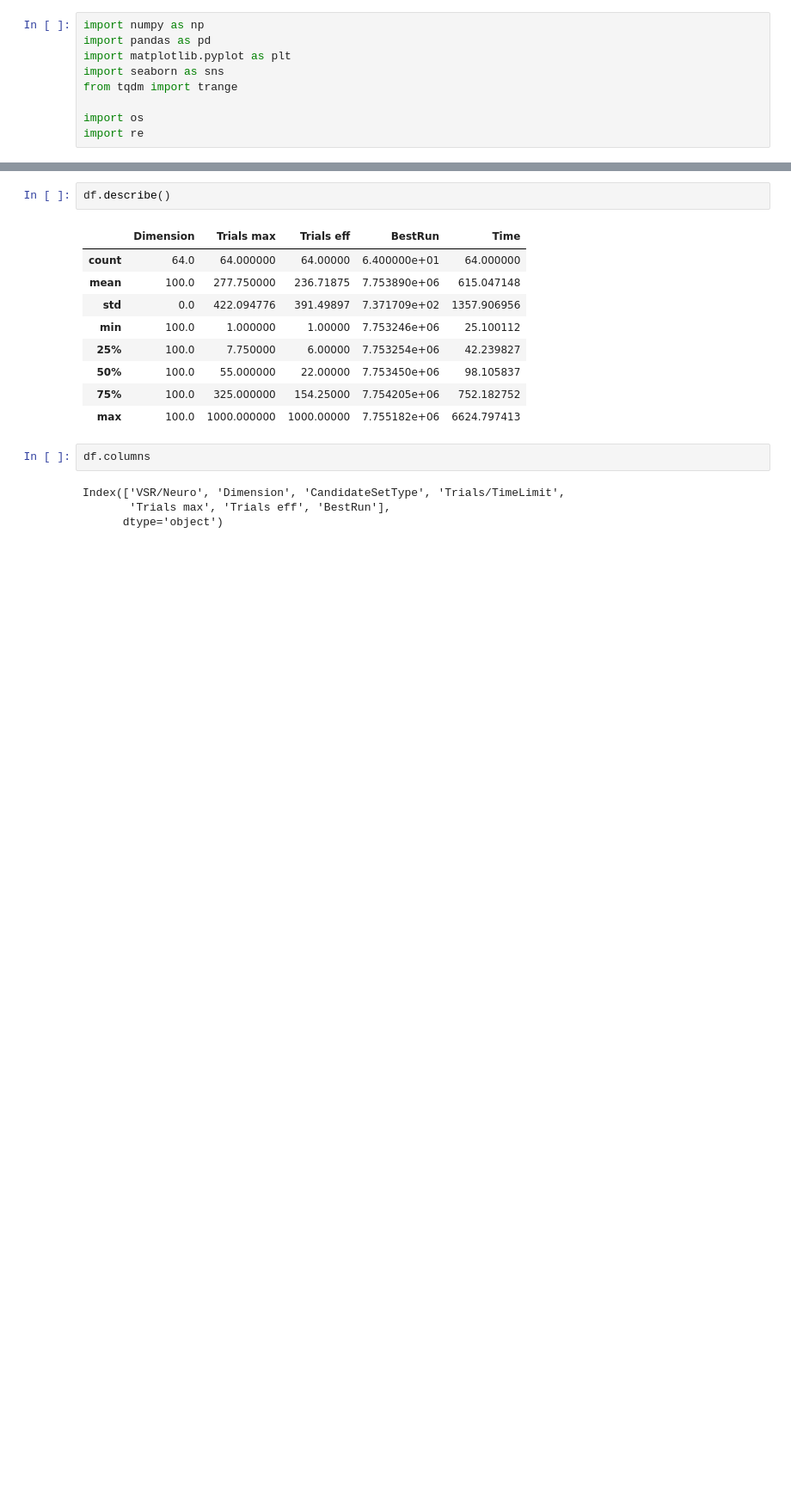
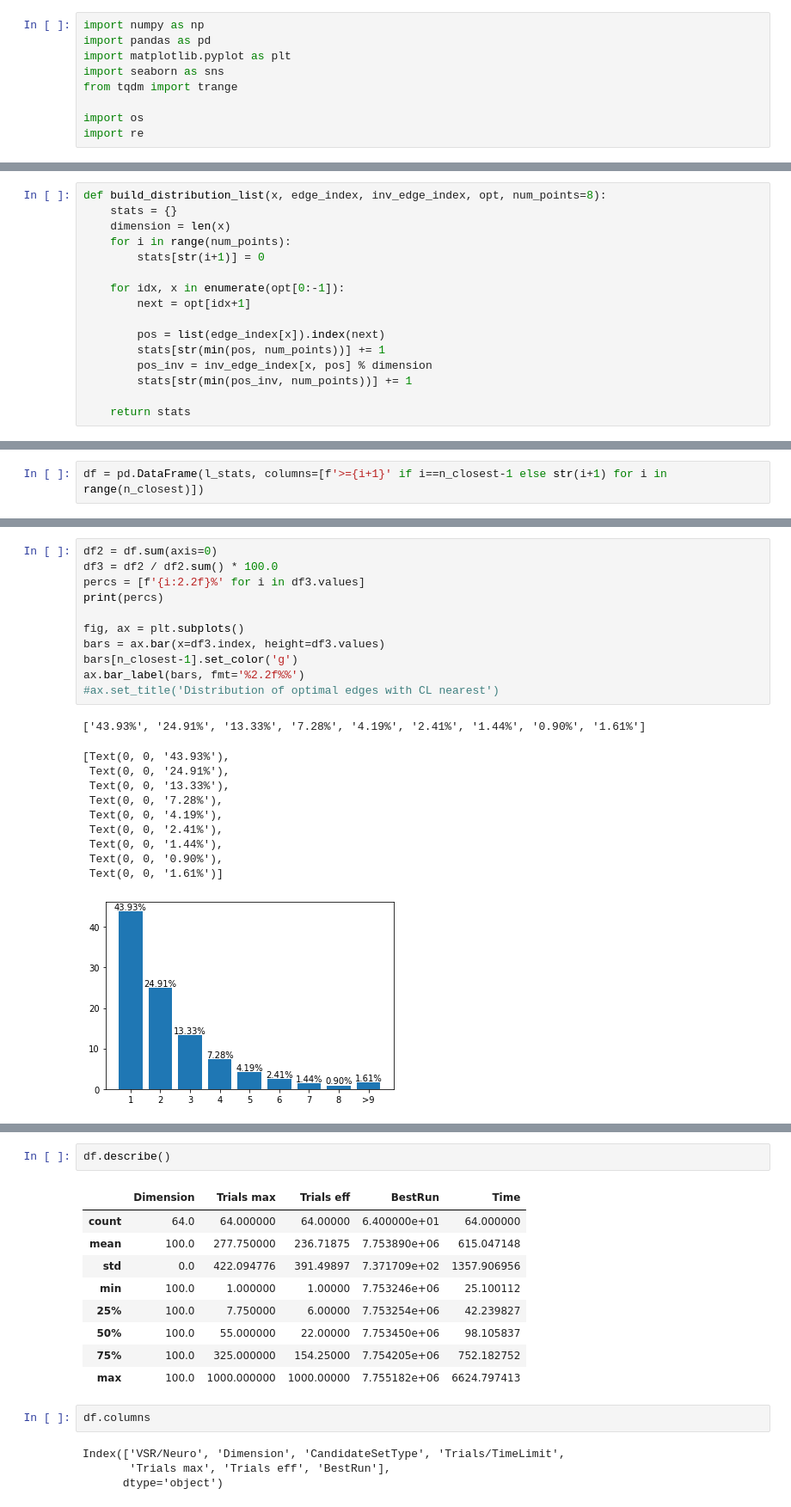
Before and after one commit to ViniciusBloise/NeuroLKH, a Jupyter notebook: play_stats2_node_distrib_study.ipynb, the cells around one changed output, grey strips where cells are left out. Shown at 86% size. Drawn from its saved outputs; the diff is of its cells as text; blank space fills up the shorter version.

```diff
--- a/play_stats2_node_distrib_study.ipynb
+++ b/play_stats2_node_distrib_study.ipynb
@@ -44,3 +89,19 @@ def read_problem_set(instance, n_edges):
+# %%
+def build_distribution_list(x, edge_index, inv_edge_index, opt, num_points=8):
+    stats = {}
+    dimension = len(x)
+    for i in range(num_points):
+        stats[str(i+1)] = 0
+
+    for idx, x in enumerate(opt[0:-1]):
+        next = opt[idx+1]
+
+        pos = list(edge_index[x]).index(next)
+        stats[str(min(pos, num_points))] += 1
+        pos_inv = inv_edge_index[x, pos] % dimension
+        stats[str(min(pos_inv, num_points))] += 1
+
+    return stats
 # %%
 dimension = 100
 inst_n = 0
@@ -71,0 +123,2 @@ for inst_n in trange(1000):
+# %%
+df = pd.DataFrame(l_stats, columns=[f'>={i+1}' if i==n_closest-1 else str(i+1) for i in range(n_closest)])
@@ -71,0 +137,23 @@ for inst_n in trange(1000):
+# %%
+df2 = df.sum(axis=0)
+df3 = df2 / df2.sum() * 100.0
+percs = [f'{i:2.2f}%' for i in df3.values]
+print(percs)
+
+fig, ax = plt.subplots()
+bars = ax.bar(x=df3.index, height=df3.values)
+bars[n_closest-1].set_color('g')
+ax.bar_label(bars, fmt='%2.2f%%')
+#ax.set_title('Distribution of optimal edges with CL nearest')
+# %% [output]
+['43.93%', '24.91%', '13.33%', '7.28%', '4.19%', '2.41%', '1.44%', '0.90%', '1.61%']
+[Text(0, 0, '43.93%'),
+ Text(0, 0, '24.91%'),
+ Text(0, 0, '13.33%'),
+ Text(0, 0, '7.28%'),
+ Text(0, 0, '4.19%'),
+ Text(0, 0, '2.41%'),
+ Text(0, 0, '1.44%'),
+ Text(0, 0, '0.90%'),
+ Text(0, 0, '1.61%')]
+[figure, added]
```
Also changed, not shown: parts of 6 cells of this notebook.
